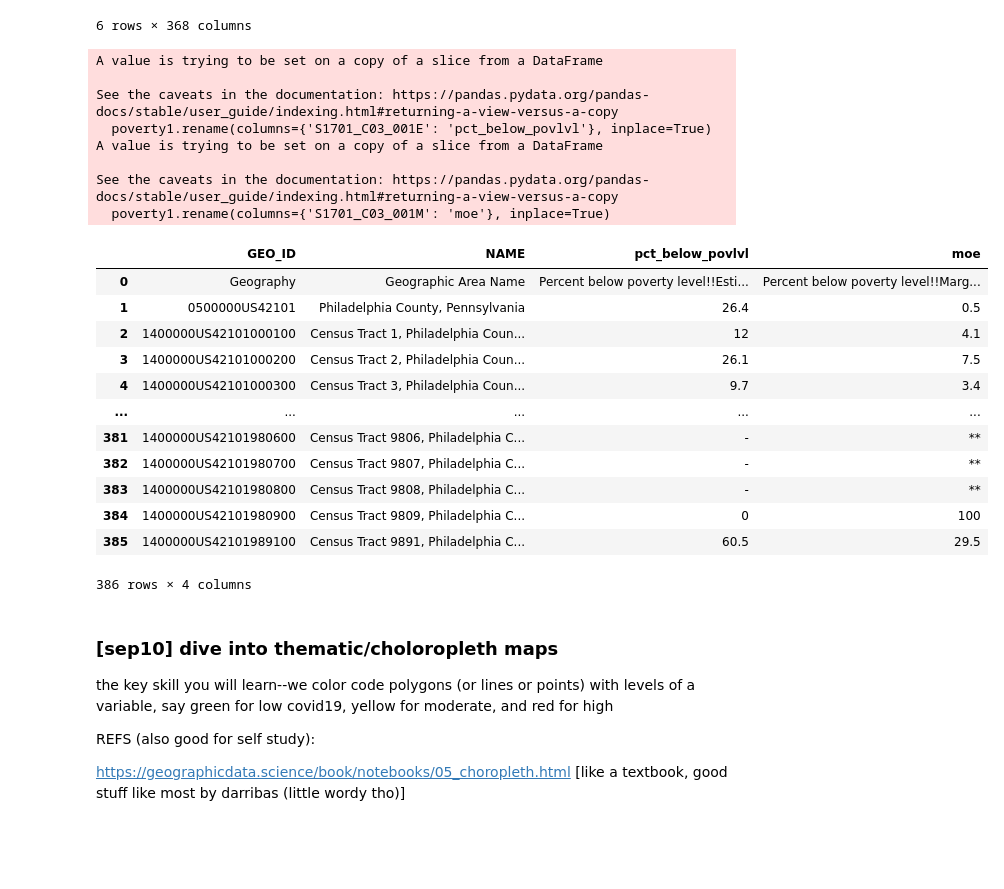
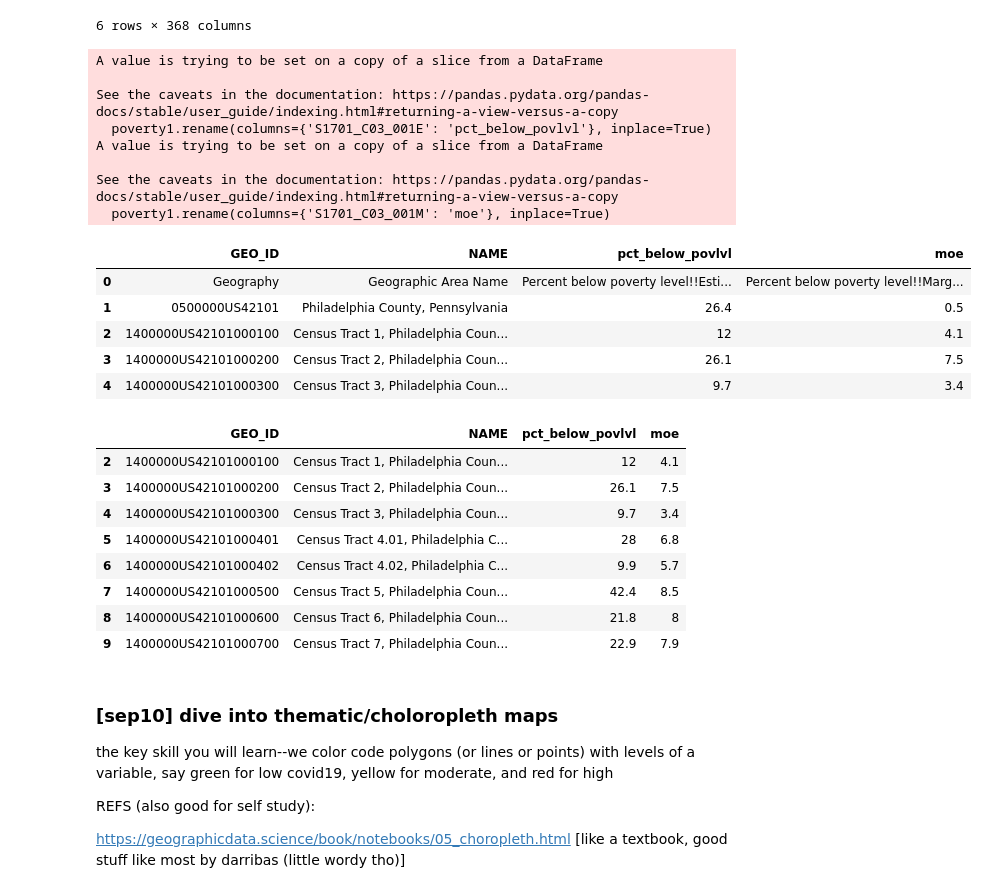
Before and after one commit to Kristina-RUC/datamana, a Jupyter notebook: map.ipynb, the cells around one changed output. Drawn from its saved outputs; the diff is of its cells as text; code cells hidden in the pictures; blank space fills up the shorter version.

```diff
--- a/map.ipynb
+++ b/map.ipynb
@@ -268,32 +264,38 @@ poverty.head(6)
 # %%
 poverty1=poverty[['GEO_ID','NAME','S1701_C03_001E','S1701_C03_001M']]
 #keeps the needed columns
 poverty1.rename(columns={'S1701_C03_001E': 'pct_below_povlvl'}, inplace=True)
 poverty1.rename(columns={'S1701_C03_001M': 'moe'}, inplace=True)
 #rename S1701_C03_001E to percent below poverty level & its margin of error
-poverty1
+poverty1.head(5)
 # %% [output]
 A value is trying to be set on a copy of a slice from a DataFrame
 
 See the caveats in the documentation: https://pandas.pydata.org/pandas-docs/stable/user_guide/indexing.html#returning-a-view-versus-a-copy
   poverty1.rename(columns={'S1701_C03_001E': 'pct_below_povlvl'}, inplace=True)
 A value is trying to be set on a copy of a slice from a DataFrame
 
 See the caveats in the documentation: https://pandas.pydata.org/pandas-docs/stable/user_guide/indexing.html#returning-a-view-versus-a-copy
   poverty1.rename(columns={'S1701_C03_001M': 'moe'}, inplace=True)
 |  | GEO_ID | NAME | pct_below_povlvl | moe |
 | 0 | Geography | Geographic Area Name | Percent below poverty level!!Esti... | Percent below poverty level!!Marg... |
 | 1 | 0500000US42101 | Philadelphia County, Pennsylvania | 26.4 | 0.5 |
 | 2 | 1400000US42101000100 | Census Tract 1, Philadelphia Coun... | 12 | 4.1 |
 | 3 | 1400000US42101000200 | Census Tract 2, Philadelphia Coun... | 26.1 | 7.5 |
 | 4 | 1400000US42101000300 | Census Tract 3, Philadelphia Coun... | 9.7 | 3.4 |
-| ... | ... | ... | ... | ... |
-| 381 | 1400000US42101980600 | Census Tract 9806, Philadelphia C... | - | ** |
-| 382 | 1400000US42101980700 | Census Tract 9807, Philadelphia C... | - | ** |
-| 383 | 1400000US42101980800 | Census Tract 9808, Philadelphia C... | - | ** |
-| 384 | 1400000US42101980900 | Census Tract 9809, Philadelphia C... | 0 | 100 |
-| 385 | 1400000US42101989100 | Census Tract 9891, Philadelphia C... | 60.5 | 29.5 |
-386 rows × 4 columns
+# %%
+poverty2=poverty1.iloc[2:, :] #drop first obs
+poverty2.head(8)
+# %% [output]
+|  | GEO_ID | NAME | pct_below_povlvl | moe |
+| 2 | 1400000US42101000100 | Census Tract 1, Philadelphia Coun... | 12 | 4.1 |
+| 3 | 1400000US42101000200 | Census Tract 2, Philadelphia Coun... | 26.1 | 7.5 |
+| 4 | 1400000US42101000300 | Census Tract 3, Philadelphia Coun... | 9.7 | 3.4 |
+| 5 | 1400000US42101000401 | Census Tract 4.01, Philadelphia C... | 28 | 6.8 |
+| 6 | 1400000US42101000402 | Census Tract 4.02, Philadelphia C... | 9.9 | 5.7 |
+| 7 | 1400000US42101000500 | Census Tract 5, Philadelphia Coun... | 42.4 | 8.5 |
+| 8 | 1400000US42101000600 | Census Tract 6, Philadelphia Coun... | 21.8 | 8 |
+| 9 | 1400000US42101000700 | Census Tract 7, Philadelphia Coun... | 22.9 | 7.9 |
 # %% [markdown]
 ### [sep10] dive into thematic/choloropleth maps
 
```
Also changed, not shown: parts of 2 cells of this notebook.
